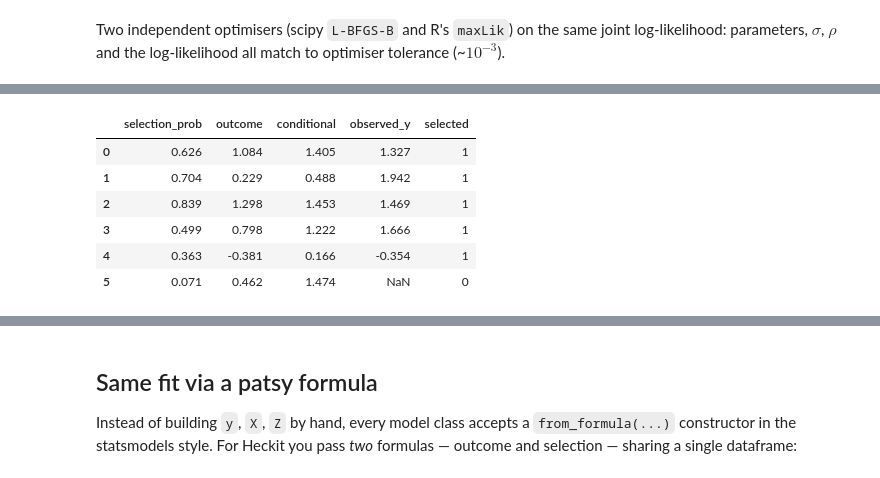
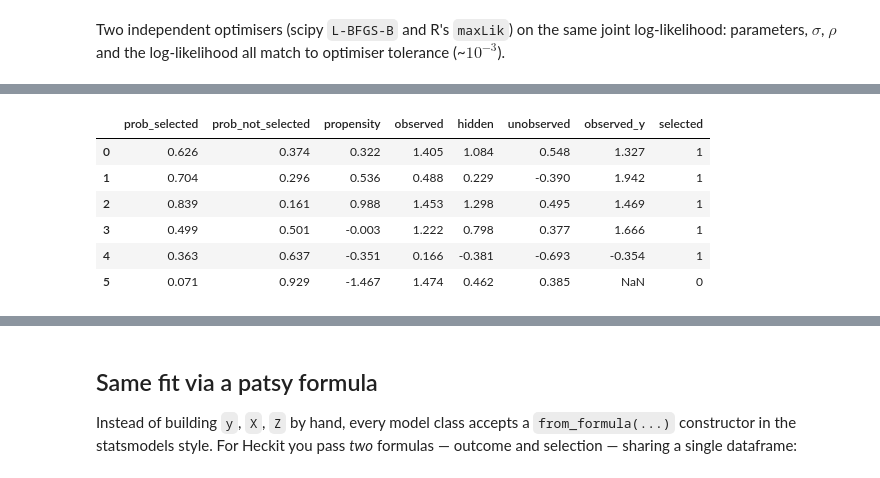
Before and after one commit to Ramis-Paygin/censored-truncated-regression, a Jupyter notebook: examples/06_heckit.ipynb, the cells around one changed output, grey strips where cells are left out. Cells and saved outputs as stored; diff of their text form; code cells hidden in the pictures.

```diff
--- a/examples/06_heckit.ipynb
+++ b/examples/06_heckit.ipynb
@@ -257,17 +269,11 @@ Two independent optimisers (scipy `L-BFGS-B` and R's `maxLik`) on the same joint
 # %%
-preds = pd.DataFrame({
-    'selection_prob': m_ml.predict(Z=Z[:6], kind='selection_prob'),
-    'outcome':        m_ml.predict(X=X[:6], kind='outcome'),
-    'conditional':    m_ml.predict(X=X[:6], Z=Z[:6], kind='conditional'),
-    'observed_y':     y[:6],
-    'selected':       S[:6],
-})
-preds.round(3)
+preds = m_ml.predict(X=X[:6], Z=Z[:6])   # default = all six
+preds.assign(observed_y=y[:6], selected=S[:6]).round(3)
 # %% [output]
-|  | selection_prob | outcome | conditional | observed_y | selected |
-| 0 | 0.626 | 1.084 | 1.405 | 1.327 | 1 |
-| 1 | 0.704 | 0.229 | 0.488 | 1.942 | 1 |
-| 2 | 0.839 | 1.298 | 1.453 | 1.469 | 1 |
-| 3 | 0.499 | 0.798 | 1.222 | 1.666 | 1 |
-| 4 | 0.363 | -0.381 | 0.166 | -0.354 | 1 |
-| 5 | 0.071 | 0.462 | 1.474 | NaN | 0 |
+|  | prob_selected | prob_not_selected | propensity | observed | hidden | unobserved | observed_y | selected |
+| 0 | 0.626 | 0.374 | 0.322 | 1.405 | 1.084 | 0.548 | 1.327 | 1 |
+| 1 | 0.704 | 0.296 | 0.536 | 0.488 | 0.229 | -0.390 | 1.942 | 1 |
+| 2 | 0.839 | 0.161 | 0.988 | 1.453 | 1.298 | 0.495 | 1.469 | 1 |
+| 3 | 0.499 | 0.501 | -0.003 | 1.222 | 0.798 | 0.377 | 1.666 | 1 |
+| 4 | 0.363 | 0.637 | -0.351 | 0.166 | -0.381 | -0.693 | -0.354 | 1 |
+| 5 | 0.071 | 0.929 | -1.467 | 1.474 | 0.462 | 0.385 | NaN | 0 |
```
Also changed, not shown: parts of 6 cells of this notebook, 13 other files.
